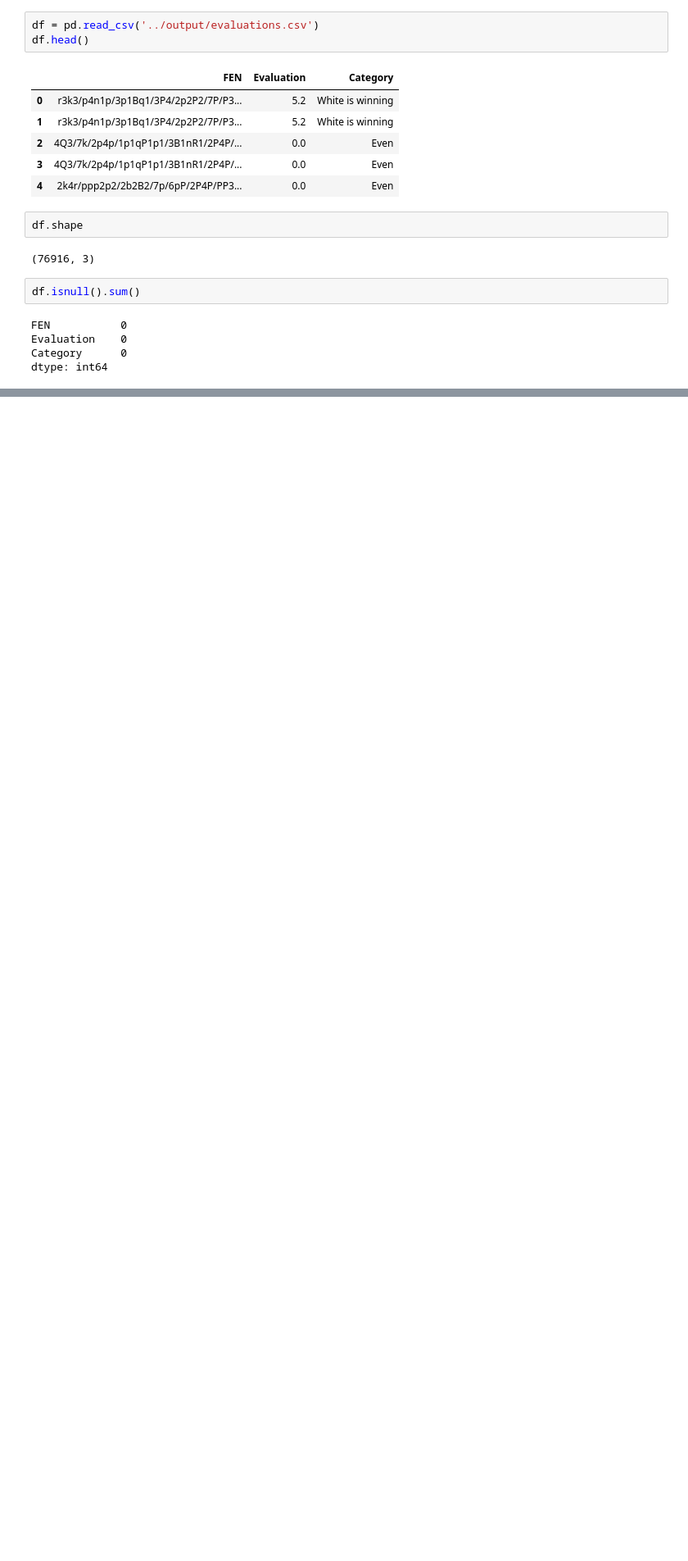
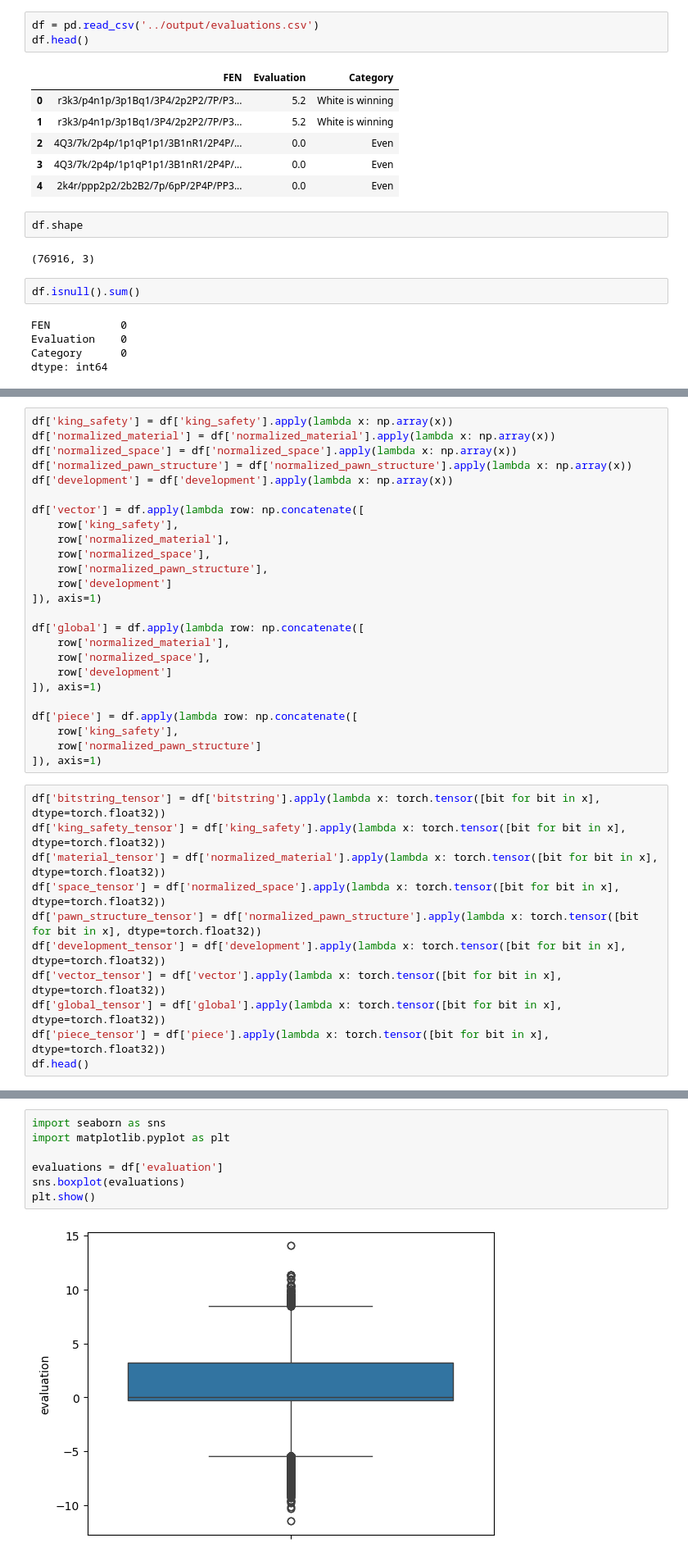
Before and after one commit to charltonxqh/Deep-Learning-and-Computer-Chess, a Jupyter notebook: python/main.ipynb, the cells around one changed output, grey strips where cells are left out. Shown at 82% size. Cells and saved outputs as stored; diff of their text form; blank space fills up the shorter version.

```diff
--- a/python/main.ipynb
+++ b/python/main.ipynb
@@ -82,0 +402,36 @@ df.head()
+# %%
+df['king_safety'] = df['king_safety'].apply(lambda x: np.array(x))
+df['normalized_material'] = df['normalized_material'].apply(lambda x: np.array(x))
+df['normalized_space'] = df['normalized_space'].apply(lambda x: np.array(x))
+df['normalized_pawn_structure'] = df['normalized_pawn_structure'].apply(lambda x: np.array(x))
+df['development'] = df['development'].apply(lambda x: np.array(x))
+
+df['vector'] = df.apply(lambda row: np.concatenate([
+    row['king_safety'],
+    row['normalized_material'],
+    row['normalized_space'],
+    row['normalized_pawn_structure'],
+    row['development']
+]), axis=1)
+
+df['global'] = df.apply(lambda row: np.concatenate([
+    row['normalized_material'],
+    row['normalized_space'],
+    row['development']
+]), axis=1)
+
+df['piece'] = df.apply(lambda row: np.concatenate([
+    row['king_safety'],
+    row['normalized_pawn_structure']
+]), axis=1)
+# %%
+df['bitstring_tensor'] = df['bitstring'].apply(lambda x: torch.tensor([bit for bit in x], dtype=torch.float32))
+df['king_safety_tensor'] = df['king_safety'].apply(lambda x: torch.tensor([bit for bit in x], dtype=torch.float32))
+df['material_tensor'] = df['normalized_material'].apply(lambda x: torch.tensor([bit for bit in x], dtype=torch.float32))
+df['space_tensor'] = df['normalized_space'].apply(lambda x: torch.tensor([bit for bit in x], dtype=torch.float32))
+df['pawn_structure_tensor'] = df['normalized_pawn_structure'].apply(lambda x: torch.tensor([bit for bit in x], dtype=torch.float32))
+df['development_tensor'] = df['development'].apply(lambda x: torch.tensor([bit for bit in x], dtype=torch.float32))
+df['vector_tensor'] = df['vector'].apply(lambda x: torch.tensor([bit for bit in x], dtype=torch.float32))
+df['global_tensor'] = df['global'].apply(lambda x: torch.tensor([bit for bit in x], dtype=torch.float32))
+df['piece_tensor'] = df['piece'].apply(lambda x: torch.tensor([bit for bit in x], dtype=torch.float32))
+df.head()
@@ -119,0 +2785,9 @@ class DeepChess(nn.Module):
+# %%
+import seaborn as sns
+import matplotlib.pyplot as plt
+
+evaluations = df['evaluation']
+sns.boxplot(evaluations)
+plt.show()
+# %% [output]
+[figure, added]
```
Also changed, not shown: parts of 39 cells of this notebook, 2 other files.
